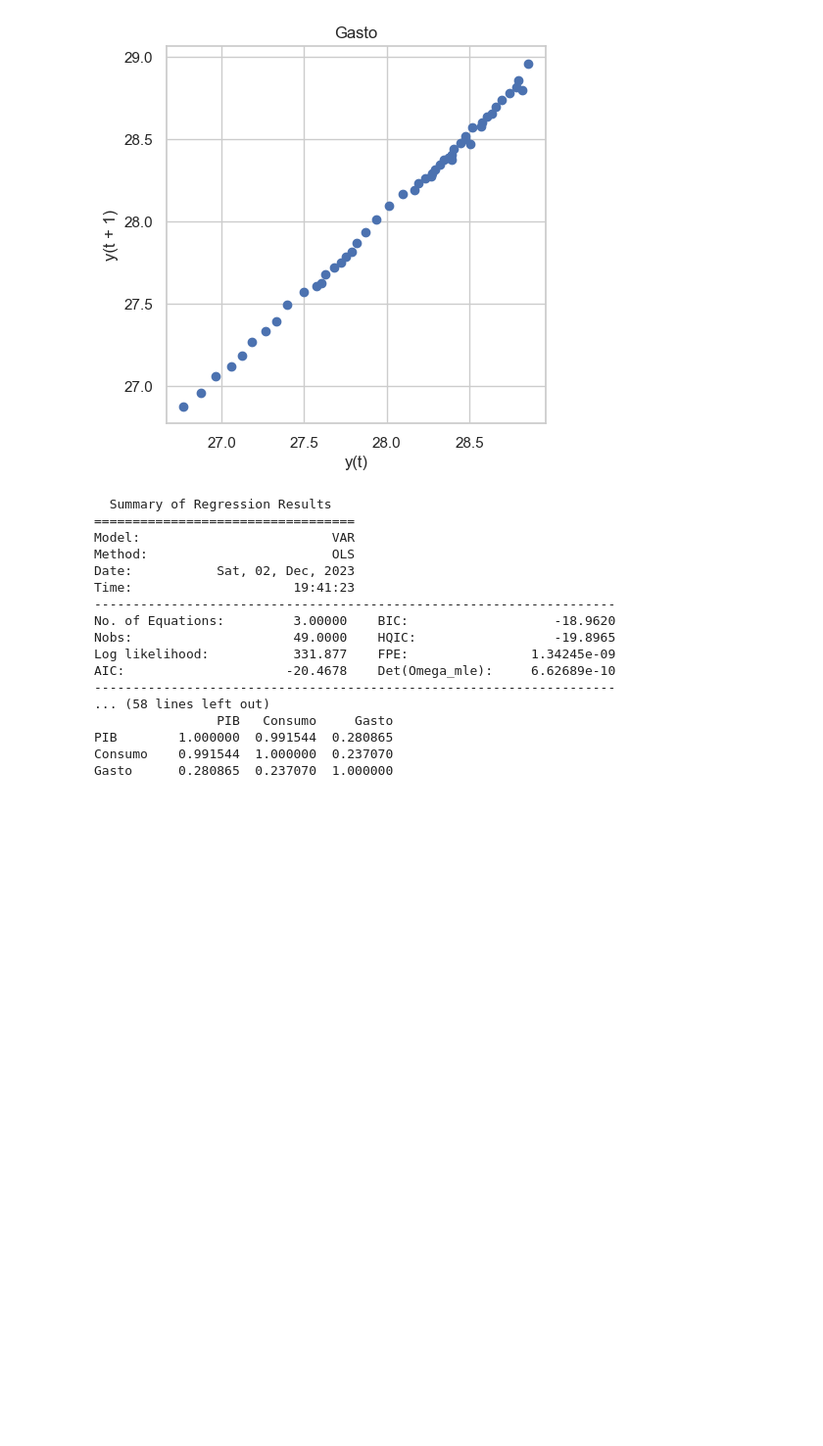
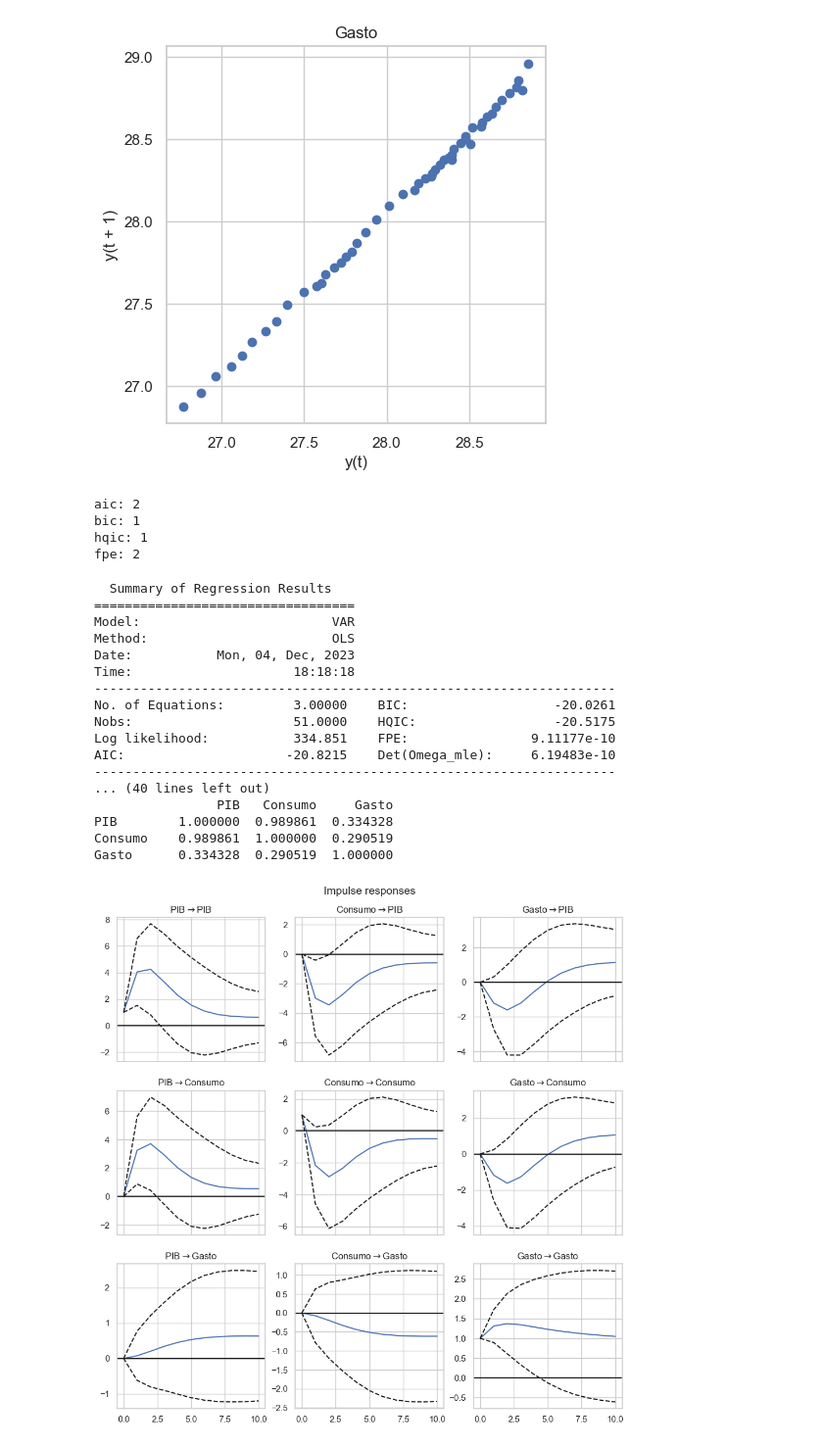
Before and after one commit to miguel2019547/econometria_2, a Jupyter notebook: Parcial_2/Clase_8/ModeloVAR.ipynb, the cells around one changed output. Shown at 98% size. Cells and saved outputs as stored; diff of their text form; code cells hidden in the pictures; blank space fills up the shorter version.

```diff
--- a/Parcial_2/Clase_8/ModeloVAR.ipynb
+++ b/Parcial_2/Clase_8/ModeloVAR.ipynb
@@ -80,27 +70,43 @@ for i in dt.columns:
 [figure]
 [figure]
 [figure]
+# %%
+model = VAR(dt)
+orden = model.select_order(maxlags=5)
+optimal = orden.selected_orders
+for i in optimal:
+    print(f'{i}: {optimal[i]}')
+# %% [output]
+aic: 2
+bic: 1
+hqic: 1
+fpe: 2
 # %%
-model = VAR(dt)
-result = model.fit(4)
+result = model.fit(2)
 result.summary()
 # %% [output]
   Summary of Regression Results
 ==================================
 Model:                         VAR
 Method:                        OLS
-Date:           Sat, 02, Dec, 2023
-Time:                     19:41:23
+Date:           Mon, 04, Dec, 2023
+Time:                     18:18:18
 --------------------------------------------------------------------
-No. of Equations:         3.00000    BIC:                   -18.9620
-Nobs:                     49.0000    HQIC:                  -19.8965
-Log likelihood:           331.877    FPE:                1.34245e-09
-AIC:                     -20.4678    Det(Omega_mle):     6.62689e-10
+No. of Equations:         3.00000    BIC:                   -20.0261
+Nobs:                     51.0000    HQIC:                  -20.5175
+Log likelihood:           334.851    FPE:                9.11177e-10
+AIC:                     -20.8215    Det(Omega_mle):     6.19483e-10
 --------------------------------------------------------------------
-... (58 lines left out)
+... (40 lines left out)
                 PIB   Consumo     Gasto
-PIB        1.000000  0.991544  0.280865
-Consumo    0.991544  1.000000  0.237070
-Gasto      0.280865  0.237070  1.000000
+PIB        1.000000  0.989861  0.334328
+Consumo    0.989861  1.000000  0.290519
+Gasto      0.334328  0.290519  1.000000
+# %%
+irf = result.irf()
+irf.plot(orth = False)
+plt.show()
+# %% [output]
+[figure, added]
 # %%
 result.plot()
```
Also changed, not shown: parts of 8 cells of this notebook.
